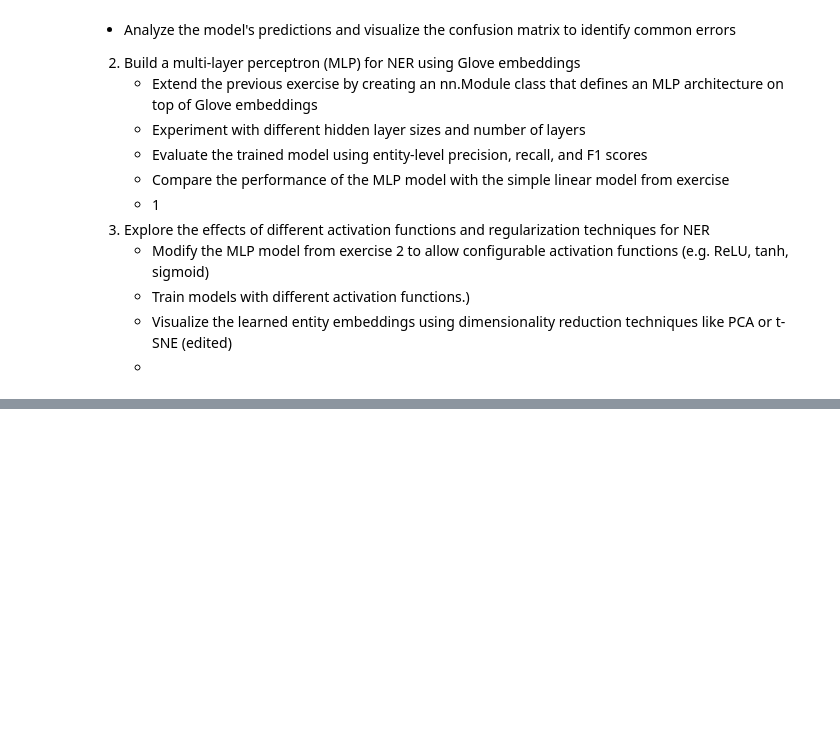
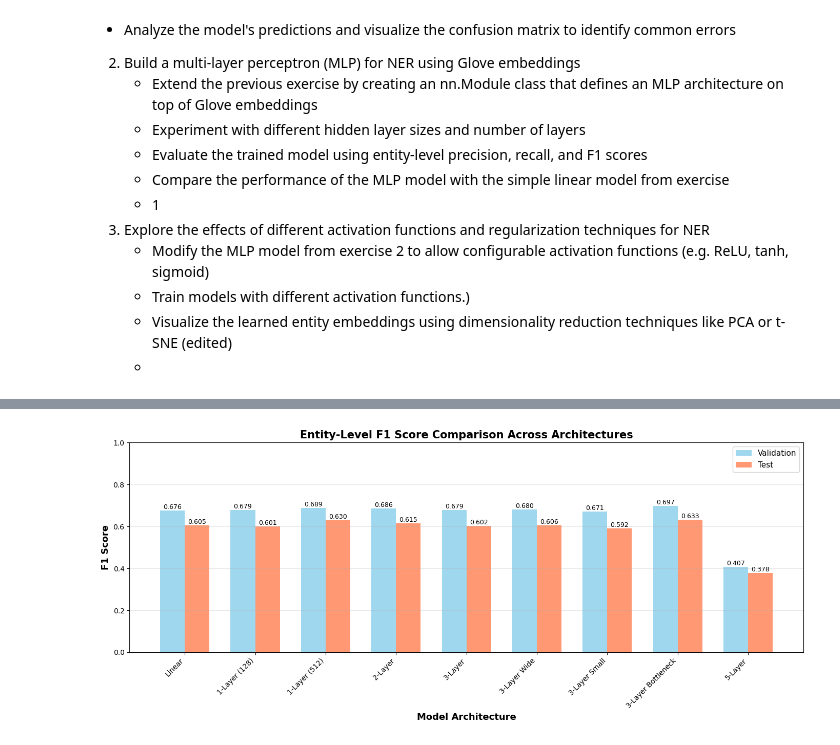
Before and after one commit to Jj-source/deepl_nlp, a Jupyter notebook: assignment1/hw1_NER_GloVe_updated.ipynb, the cells around one changed output, grey strips where cells are left out. Saved outputs shown, nothing was run; the diff lists cells and outputs as text; code cells hidden in the pictures; blank space fills up the shorter version.

```diff
--- a/assignment1/hw1_NER_GloVe_updated.ipynb
+++ b/assignment1/hw1_NER_GloVe_updated.ipynb
@@ -871,0 +1515,99 @@ TypeError: classification_report() got an unexpected keyword argument 'target_na
+# %%
+# 1. F1 Score Comparison
+fig, ax = plt.subplots(figsize=(14, 6))
+x = np.arange(len(model_names))
+width = 0.35
+
+bars1 = ax.bar(x - width/2, val_f1, width, label='Validation', alpha=0.8, color='skyblue')
+bars2 = ax.bar(x + width/2, test_f1, width, label='Test', alpha=0.8, color='coral')
+
+ax.set_xlabel('Model Architecture', fontsize=13, fontweight='bold')
+ax.set_ylabel('F1 Score', fontsize=13, fontweight='bold')
+ax.set_title('Entity-Level F1 Score Comparison Across Architectures', fontsize=15, fontweight='bold')
+ax.set_xticks(x)
+ax.set_xticklabels(model_names, rotation=45, ha='right')
+ax.legend(fontsize=11)
+ax.grid(True, alpha=0.3, axis='y')
+ax.set_ylim([0, 1])
+
+# Add value labels on bars
+for bars in [bars1, bars2]:
+    for bar in bars:
+        height = bar.get_height()
+        ax.text(bar.get_x() + bar.get_width()/2., height,
+                f'{height:.3f}',
+                ha='center', va='bottom', fontsize=9)
+
+plt.tight_layout()
+plt.show()
+
+
+# 2. Precision-Recall Tradeoff (Test Set)
+fig, ax = plt.subplots(figsize=(12, 8))
+colors = plt.cm.tab10(np.linspace(0, 1, len(model_names)))
+
+for i, (name, color) in enumerate(zip(model_names, colors)):
+    ax.scatter(test_recall[i], test_precision[i], s=200, c=[color],
+               alpha=0.7, edgecolors='black', linewidth=2, label=name)
+    ax.annotate(name, (test_recall[i], test_precision[i]),
+                xytext=(5, 5), textcoords='offset points', fontsize=9)
+
+ax.set_xlabel('Recall', fontsize=13, fontweight='bold')
+ax.set_ylabel('Precision', fontsize=13, fontweight='bold')
+ax.set_title('Precision-Recall Tradeoff (Test Set)', fontsize=15, fontweight='bold')
+ax.grid(True, alpha=0.3)
+ax.set_xlim([0.5, 1])
+ax.set_ylim([0.5, 1])
+# Diagonal line (F1 isolines could be added)
+ax.plot([0.5, 1], [0.5, 1], 'k--', alpha=0.3, linewidth=1)
+plt.tight_layout()
+plt.show()
+
+
+# 3. Comprehensive Metrics Heatmap
+metrics_matrix = []
+for name in model_names:
+    row = [
+        model_results[name]['test']['precision'],
+        model_results[name]['test']['recall'],
+        model_results[name]['test']['f1']
+    ]
+    metrics_matrix.append(row)
+
+fig, ax = plt.subplots(figsize=(8, 10))
+im = ax.imshow(metrics_matrix, cmap='RdYlGn', aspect='auto', vmin=0.5, vmax=1)
+
+ax.set_xticks(np.arange(3))
+ax.set_yticks(np.arange(len(model_names)))
+ax.set_xticklabels(['Precision', 'Recall', 'F1'], fontsize=12, fontweight='bold')
+ax.set_yticklabels(model_names, fontsize=11)
+
+# Add text annotations
+for i in range(len(model_names)):
+    for j in range(3):
+        text = ax.text(j, i, f'{metrics_matrix[i][j]:.3f}',
+                      ha="center", va="center", color="black", fontsize=10, fontweight='bold')
+
+ax.set_title('Entity-Level Metrics Heatmap (Test Set)', fontsize=14, fontweight='bold', pad=20)
+fig.colorbar(im, ax=ax, label='Score')
+plt.tight_layout()
+plt.show()
+
+
+# 4. Summary Table
+print("\n" + "=" * 90)
+print(f"{'Model':<25} {'Val F1':<10} {'Test F1':<10} {'Test Prec':<12} {'Test Recall':<12}")
+print("=" * 90)
+for name in model_names:
+    print(f"{name:<25} "
+          f"{model_results[name]['val']['f1']:<10.4f} "
+          f"{model_results[name]['test']['f1']:<10.4f} "
+          f"{model_results[name]['test']['precision']:<12.4f} "
+          f"{model_results[name]['test']['recall']:<12.4f}")
+print("=" * 90)
+
+# Find best model
+best_model = max(model_names, key=lambda x: model_results[x]['test']['f1'])
+print(f"\nBest Model (Test F1): {best_model} (F1: {model_results[best_model]['test']['f1']:.4f})")
+# %% [output]
+[figure, added]
```
Also changed, not shown: parts of 24 cells of this notebook.
